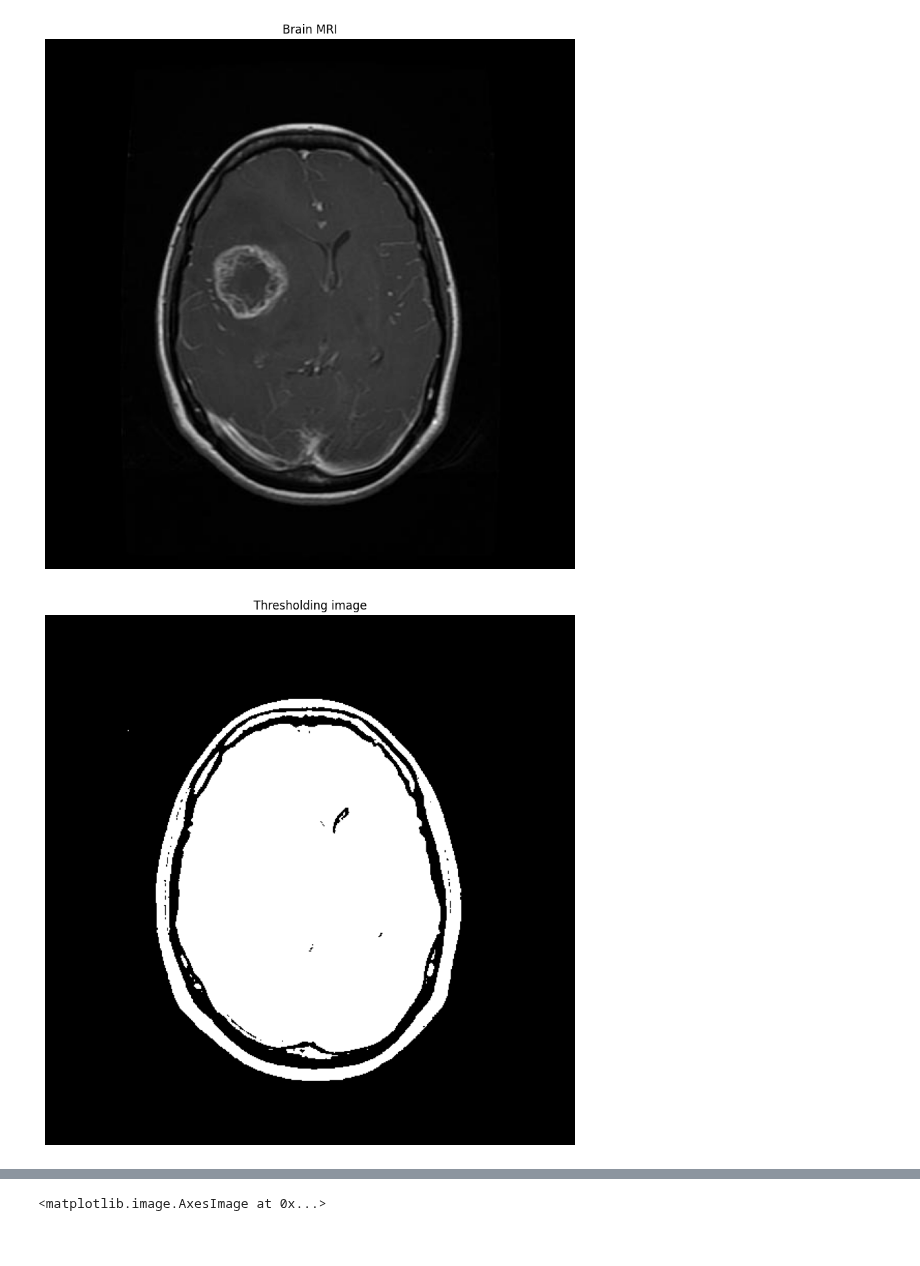
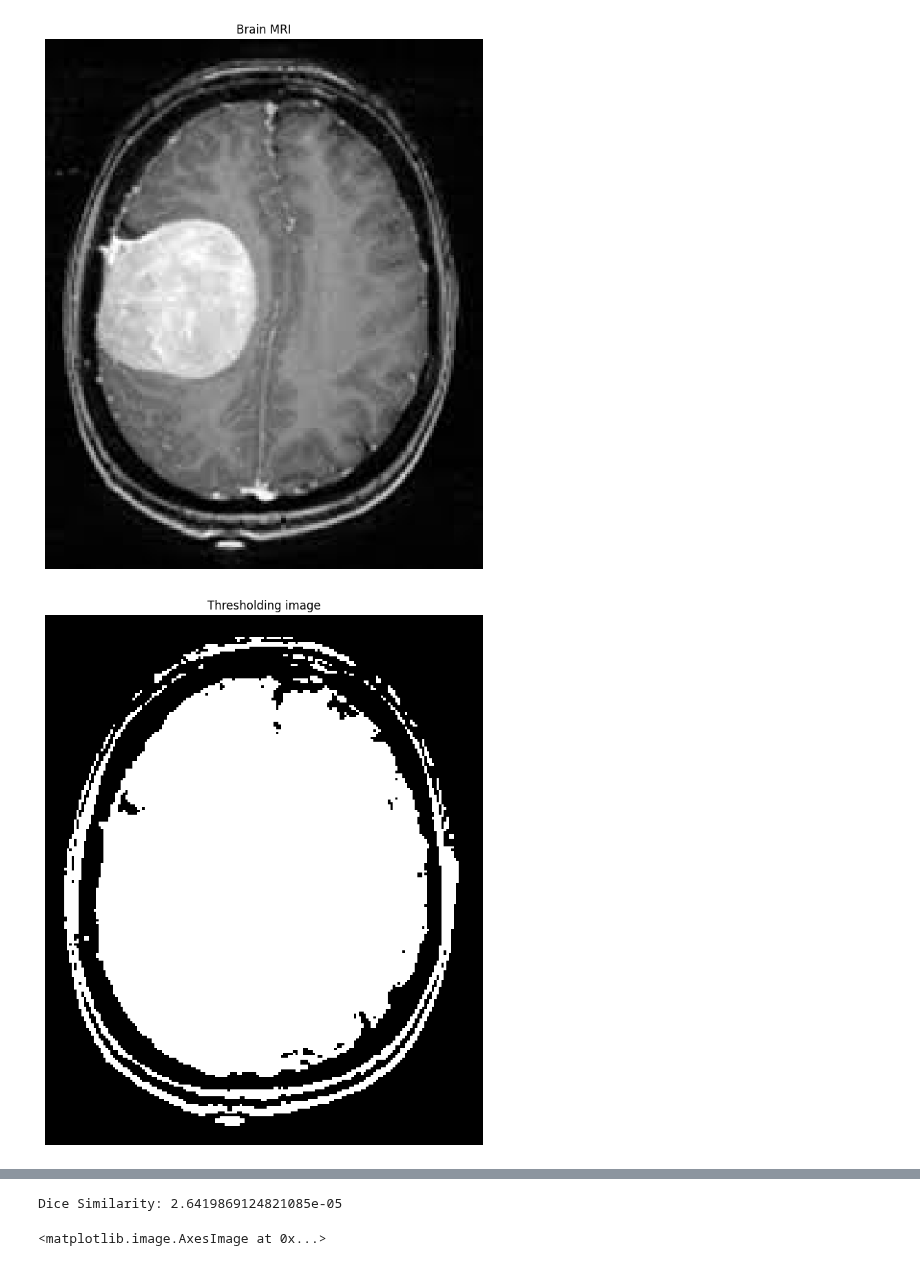
Before and after one commit to MulArt/Medical_Imaging, a Jupyter notebook: Segmentation.ipynb, the cells around one changed output, grey strips where cells are left out. Cells and saved outputs as stored; diff of their text form; code cells hidden in the pictures.

Commit message:
segmentation mise à jour

```diff
--- a/Segmentation.ipynb
+++ b/Segmentation.ipynb
@@ -23,7 +23,7 @@ def ShowImage(title,img,ctype):
   plt.axis('off')
   plt.title(title)
   plt.show()
-img           = cv2.imread('Brain_Tumor.png')
+img           = cv2.imread('C:/Users/junda/OneDrive/Bureau/PROJET_ IMAGERIE/Medical_Imaging/brain-mri-images-for-brain-tumor-detection/yes/Y1.jpg')
 gray          = cv2.cvtColor(img,cv2.COLOR_BGR2GRAY)
 ShowImage('Brain MRI',gray,'gray')
 
@@ -43,7 +43,7 @@ brain_out = img.copy()
 #In a copy of the original image, clear those pixels that don't correspond to the brain
 brain_out[brain_mask==False] = (0,0,0)
 
-img = cv2.imread('Brain_Tumor.png')
+img = cv2.imread('C:/Users/junda/OneDrive/Bureau/PROJET_ IMAGERIE/Medical_Imaging/brain-mri-images-for-brain-tumor-detection/yes/Y1.jpg')
 gray = cv2.cvtColor(img,cv2.COLOR_BGR2GRAY)
 ret, thresh = cv2.threshold(gray,0,255,cv2.THRESH_BINARY_INV+cv2.THRESH_OTSU)
 
@@ -60,32 +60,33 @@ dist_transform = cv2.distanceTransform(opening,cv2.DIST_L2,5)
 ret, sure_fg = cv2.threshold(dist_transform,0.7*dist_transform.max(),255,0)
 
 # Finding unknown region
 sure_fg = np.uint8(sure_fg)
 unknown = cv2.subtract(sure_bg,sure_fg)
 
 # Marker labelling
 ret, markers = cv2.connectedComponents(sure_fg)
 
 # Add one to all labels so that sure background is not 0, but 1
 markers = markers+1
 
 
 # Now, mark the region of unknown with zero
 markers[unknown==255] = 0
 markers = cv2.watershed(img,markers)
 img[markers == -1] = [255,0,0]
 
 im1 = cv2.cvtColor(img,cv2.COLOR_HSV2RGB)
+cv2.imwrite('Brain_Tumor_Segmentation.png',im1)
 ShowImage('Watershed segmented image',im1,'gray')
 
 brain_mask = np.uint8(brain_mask)
 kernel = np.ones((8,8),np.uint8)
 closing = cv2.morphologyEx(brain_mask, cv2.MORPH_CLOSE, kernel)
 ShowImage('Closing', closing, 'gray')
 
 brain_out = img.copy()
 #In a copy of the original image, clear those pixels that don't correspond to the brain
 brain_out[closing==False] = (0,0,0)
 # %% [output]
-[figure, old version]
+[figure, new version]
-[figure, old version]
+[figure, new version]
@@ -94,3 +95,17 @@ brain_out[closing==False] = (0,0,0)
+# %%
+y_pred = cv2.imread('Brain_Tumor_Segmentation.png')
+y_true = cv2.imread('Brain_Tumor.png')
+
+# Dice similarity function
+def dice(pred, true, k = 1):
+    intersection = np.sum(pred[true==k]) * 2.0
+    dice = intersection / (np.sum(pred) + np.sum(true))
+    return dice
+
+dice_score = dice(y_pred, y_true, k = 255) #255 in my case, can be 1
+print ("Dice Similarity: {}".format(dice_score))
+# %% [output]
+Dice Similarity: 2.6419869124821085e-05
 # %%
 from skimage.segmentation import slic, mark_boundaries
 import cv2
```
Also changed, not shown: parts of 1 cell of this notebook, 2 other files.
